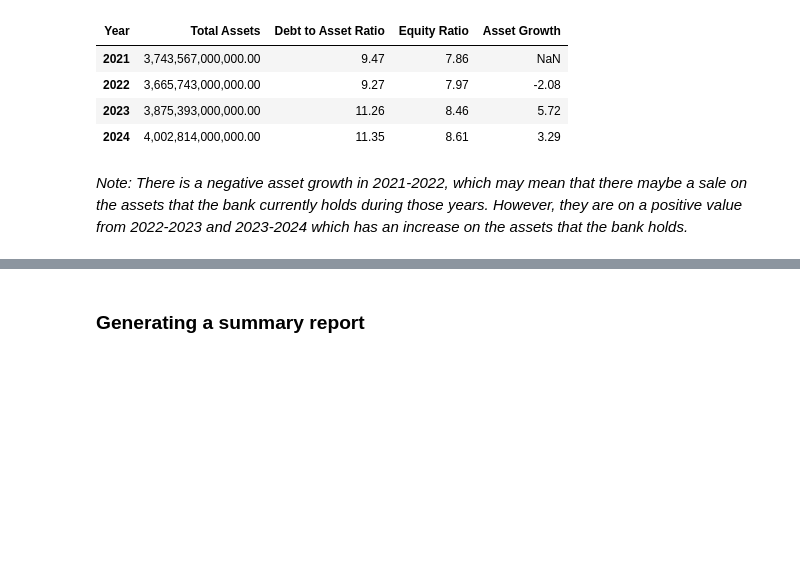
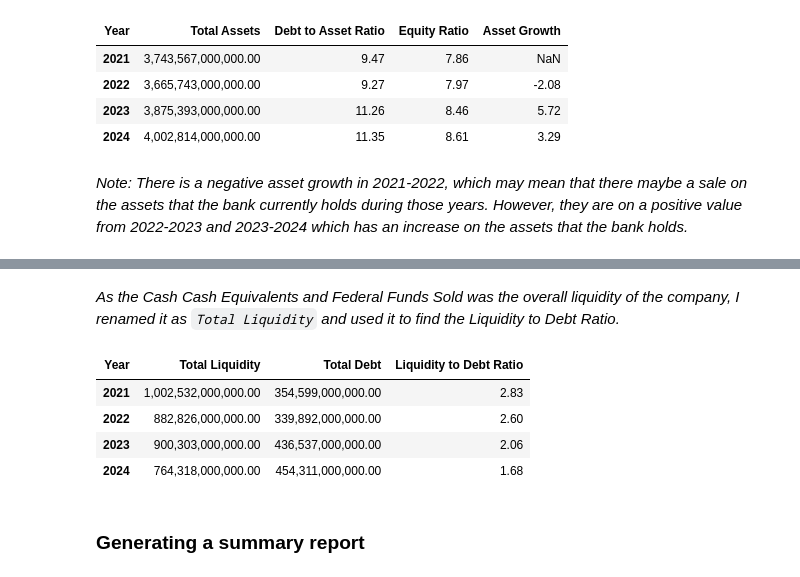
Before and after one commit to pvtzurbito/data_science, a Jupyter notebook: Learning Pandas/pandas101.ipynb, the cells around one changed output, grey strips where cells are left out. Saved outputs shown, nothing was run; the diff lists cells and outputs as text; code cells hidden in the pictures; blank space fills up the shorter version.

```diff
--- a/Learning Pandas/pandas101.ipynb
+++ b/Learning Pandas/pandas101.ipynb
@@ -241,3 +255,15 @@ balance_t[['Total Assets', 'Debt to Asset Ratio', 'Equity Ratio', 'Asset Growth'
+# %% [markdown]
+*As the Cash Cash Equivalents and Federal Funds Sold was the overall liquidity of the company, I renamed it as <code>Total Liquidity</code> and used it to find the Liquidity to Debt Ratio.*
+# %%
+balance_t['Total Liquidity'] = balance_t['Cash Cash Equivalents And Federal Funds Sold']
+balance_t['Liquidity to Debt Ratio'] = (balance_t['Total Liquidity'] / balance_t['Total Debt'])
+balance_t[['Total Liquidity', 'Total Debt', 'Liquidity to Debt Ratio']]
+# %% [output]
+| Year | Total Liquidity | Total Debt | Liquidity to Debt Ratio |
+| 2021 | 1,002,532,000,000.00 | 354,599,000,000.00 | 2.83 |
+| 2022 | 882,826,000,000.00 | 339,892,000,000.00 | 2.60 |
+| 2023 | 900,303,000,000.00 | 436,537,000,000.00 | 2.06 |
+| 2024 | 764,318,000,000.00 | 454,311,000,000.00 | 1.68 |
 # %% [markdown]
 ### Generating a summary report
 # %%
```
Also changed, not shown: parts of 3 cells of this notebook, 2 other files.
